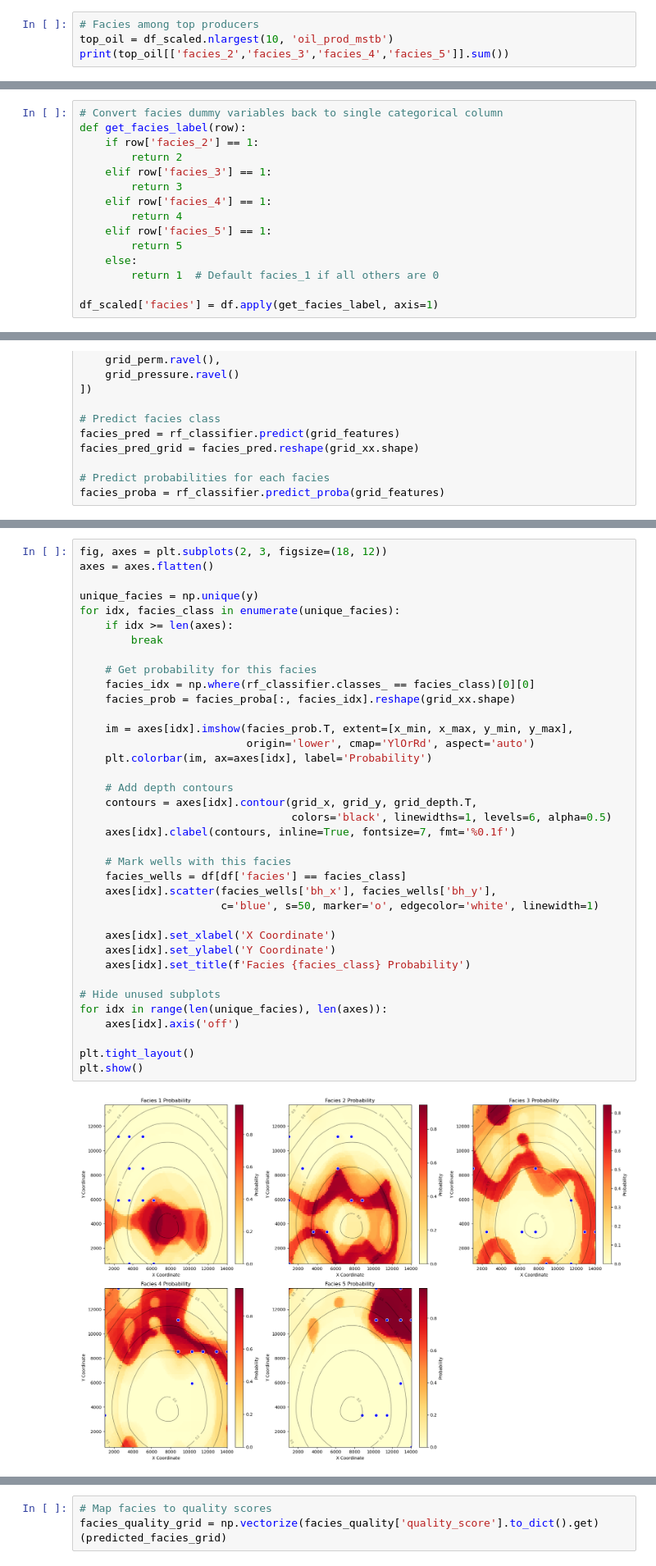
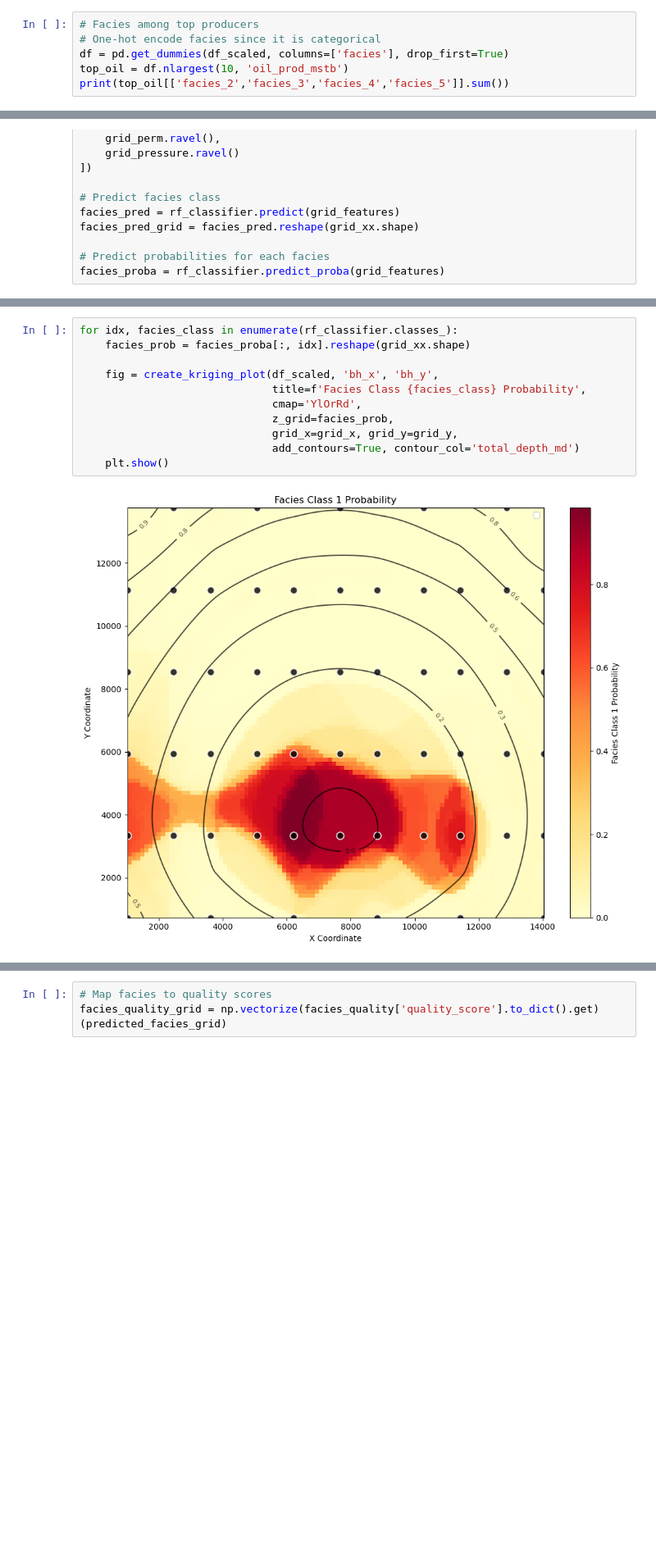
Before and after one commit to elnflores/NSC-325-Sweet-Spot-Identification, a Jupyter notebook: Exploratory.ipynb, the cells around one changed output, grey strips where cells are left out. Shown at 82% size. Cells and saved outputs as stored; diff of their text form; blank space fills up the shorter version.

Commit message:
Final Updated Kriging Plots and Logic

```diff
--- a/Exploratory.ipynb
+++ b/Exploratory.ipynb
@@ -554,5 +511,7 @@ plt.show()
 # %%
 # Facies among top producers
-top_oil = df_scaled.nlargest(10, 'oil_prod_mstb')
+# One-hot encode facies since it is categorical
+df = pd.get_dummies(df_scaled, columns=['facies'], drop_first=True)
+top_oil = df.nlargest(10, 'oil_prod_mstb')
 print(top_oil[['facies_2','facies_3','facies_4','facies_5']].sum())
 # %% [output]
@@ -628,18 +591,3 @@ plt.show()
-# %%
-# Convert facies dummy variables back to single categorical column
-def get_facies_label(row):
-    if row['facies_2'] == 1:
-        return 2
-    elif row['facies_3'] == 1:
-        return 3
-    elif row['facies_4'] == 1:
-        return 4
-    elif row['facies_5'] == 1:
-        return 5
-    else:
-        return 1  # Default facies_1 if all others are 0
-
-df_scaled['facies'] = df.apply(get_facies_label, axis=1)
 # %%
 # Features for facies prediction
 feature_cols = ['bh_x', 'bh_y', 'total_depth_md', 'porosity', 'perm_hm', 'past_pressure']
@@ -770,39 +706,13 @@ plt.show()
 # %%
-fig, axes = plt.subplots(2, 3, figsize=(18, 12))
-axes = axes.flatten()
+for idx, facies_class in enumerate(rf_classifier.classes_):
+    facies_prob = facies_proba[:, idx].reshape(grid_xx.shape)
 
-unique_facies = np.unique(y)
-for idx, facies_class in enumerate(unique_facies):
-    if idx >= len(axes):
-        break
-
-    # Get probability for this facies
-    facies_idx = np.where(rf_classifier.classes_ == facies_class)[0][0]
-    facies_prob = facies_proba[:, facies_idx].reshape(grid_xx.shape)
-
-    im = axes[idx].imshow(facies_prob.T, extent=[x_min, x_max, y_min, y_max],
-                          origin='lower', cmap='YlOrRd', aspect='auto')
-    plt.colorbar(im, ax=axes[idx], label='Probability')
-
-    # Add depth contours
-    contours = axes[idx].contour(grid_x, grid_y, grid_depth.T,
-                                 colors='black', linewidths=1, levels=6, alpha=0.5)
-    axes[idx].clabel(contours, inline=True, fontsize=7, fmt='%0.1f')
-
-    # Mark wells with this facies
-    facies_wells = df[df['facies'] == facies_class]
-    axes[idx].scatter(facies_wells['bh_x'], facies_wells['bh_y'],
-                      c='blue', s=50, marker='o', edgecolor='white', linewidth=1)
-
-    axes[idx].set_xlabel('X Coordinate')
-    axes[idx].set_ylabel('Y Coordinate')
-    axes[idx].set_title(f'Facies {facies_class} Probability')
-
-# Hide unused subplots
-for idx in range(len(unique_facies), len(axes)):
-    axes[idx].axis('off')
-
-plt.tight_layout()
-plt.show()
+    fig = create_kriging_plot(df_scaled, 'bh_x', 'bh_y',
+                              title=f'Facies Class {facies_class} Probability',
+                              cmap='YlOrRd',
+                              z_grid=facies_prob,
+                              grid_x=grid_x, grid_y=grid_y,
+                              add_contours=True, contour_col='total_depth_md')
+    plt.show()
 # %% [output]
-[figure, old version]
+[figure, new version]
```
Also changed, not shown: parts of 45 cells of this notebook.
